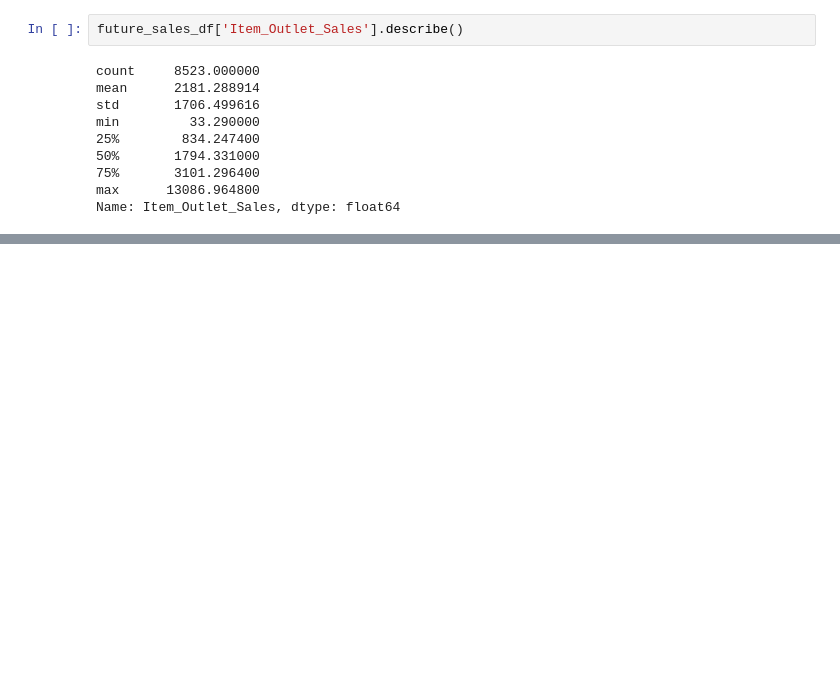
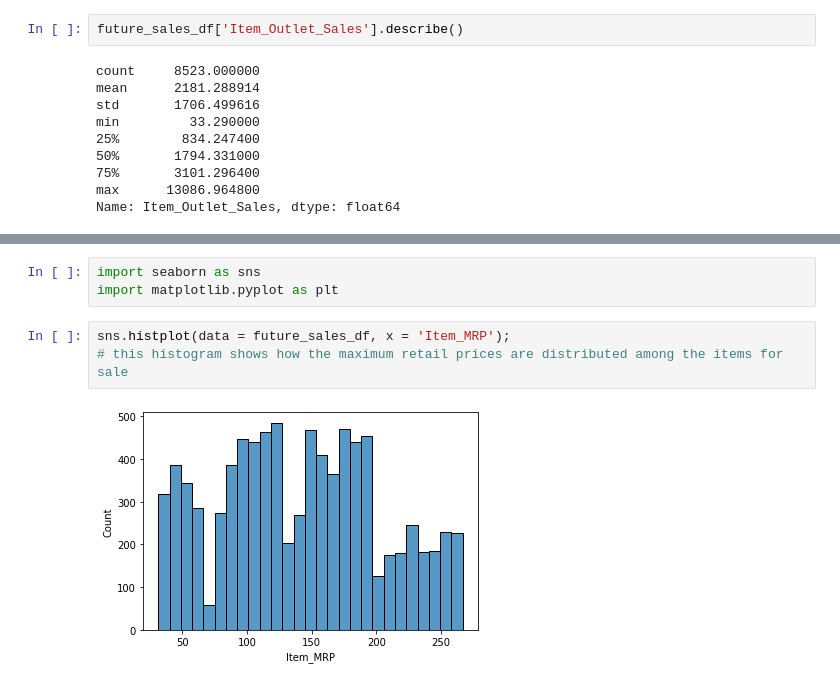
Before and after one commit to arechigajd/food_sales_predictions, a Jupyter notebook: foodsoldstores.ipynb, the cells around one changed output, grey strips where cells are left out. Drawn from its saved outputs; the diff is of its cells as text; blank space fills up the shorter version.

```diff
--- a/foodsoldstores.ipynb
+++ b/foodsoldstores.ipynb
@@ -397,3 +397,11 @@ future_sales_df.head()
 | 2 | FDN15 | Low Fat | 0.016760 | Meat | 141.6180 | OUT049 | ... |
 | 3 | FDX07 | Regular | 0.000000 | Fruits and Vegetables | 182.0950 | OUT010 | ... |
 | 4 | NCD19 | Low Fat | 0.000000 | Household | 53.8614 | OUT013 | ... |
+# %%
+import seaborn as sns
+import matplotlib.pyplot as plt
+# %%
+sns.histplot(data = future_sales_df, x = 'Item_MRP');
+# this histogram shows how the maximum retail prices are distributed among the items for sale
+# %% [output]
+[figure, added]
```
Also changed, not shown: parts of 5 cells of this notebook.
